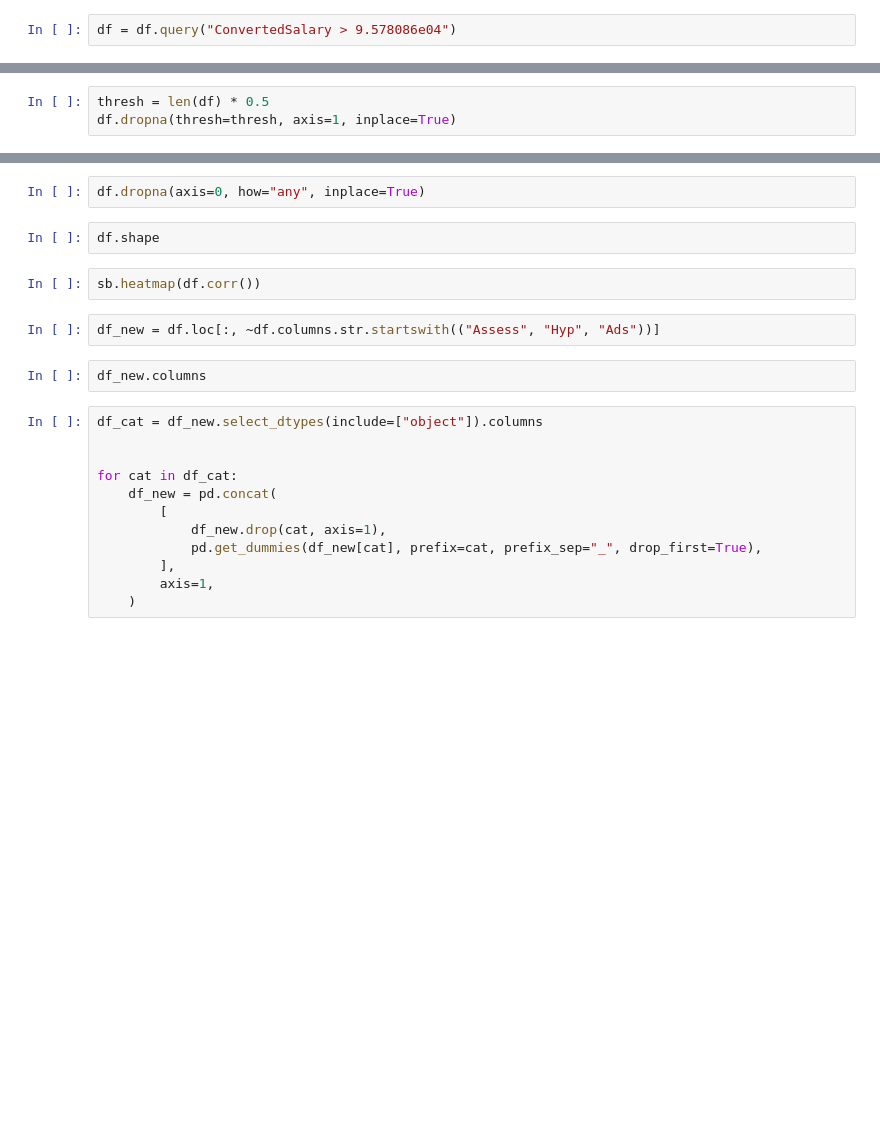
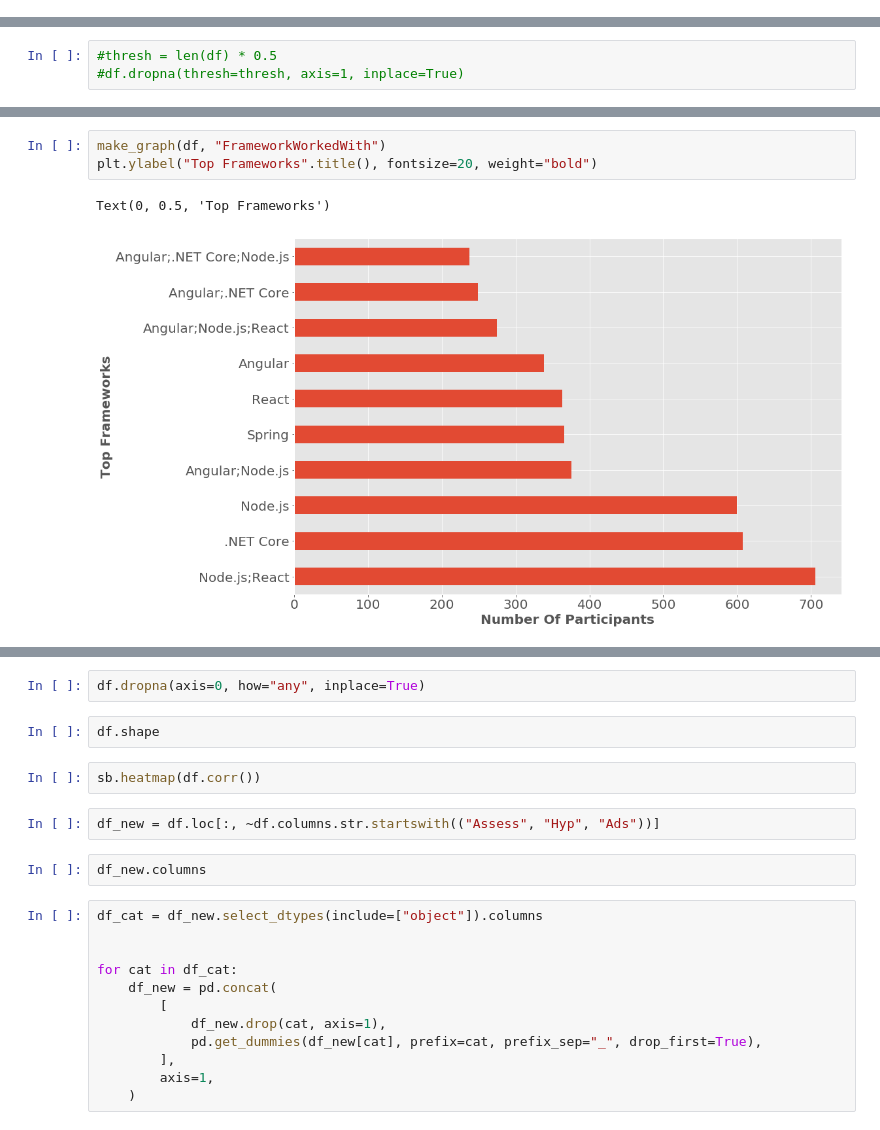
Before and after one commit to Anxhela21/SlackOverflow_2018, a Jupyter notebook: StackOverflowData2018.ipynb, the cells around one changed output, grey strips where cells are left out. Drawn from its saved outputs; the diff is of its cells as text; blank space fills up the shorter version.

```diff
--- a/StackOverflowData2018.ipynb
+++ b/StackOverflowData2018.ipynb
@@ -175,2 +117,0 @@ Name: ConvertedSalary, dtype: float64
-# %%
-df = df.query("ConvertedSalary > 9.578086e04")
@@ -196,5 +118,5 @@ array(['Back-end developer;Front-end developer;Full-stack developer',
 # %%
-thresh = len(df) * 0.5
-df.dropna(thresh=thresh, axis=1, inplace=True)
+#thresh = len(df) * 0.5
+#df.dropna(thresh=thresh, axis=1, inplace=True)
 # %% [output]
 [interactive output not drawn]
@@ -217,0 +123,6 @@ KeyboardInterrupt:
+# %%
+make_graph(df, "FrameworkWorkedWith")
+plt.ylabel("Top Frameworks".title(), fontsize=20, weight="bold")
+# %% [output]
+Text(0, 0.5, 'Top Frameworks')
+[figure, added]
```
Also changed, not shown: parts of 33 cells of this notebook, 3 other files.
